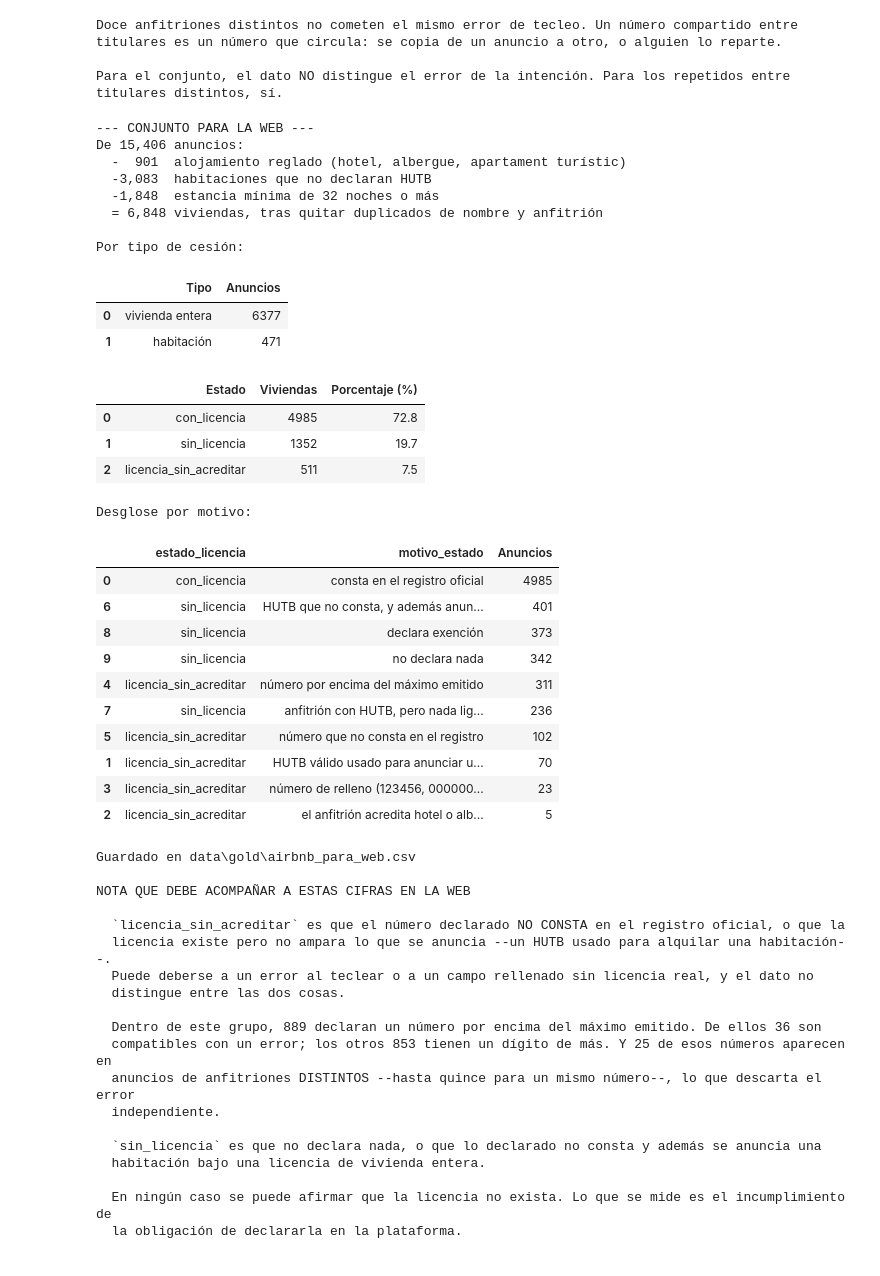
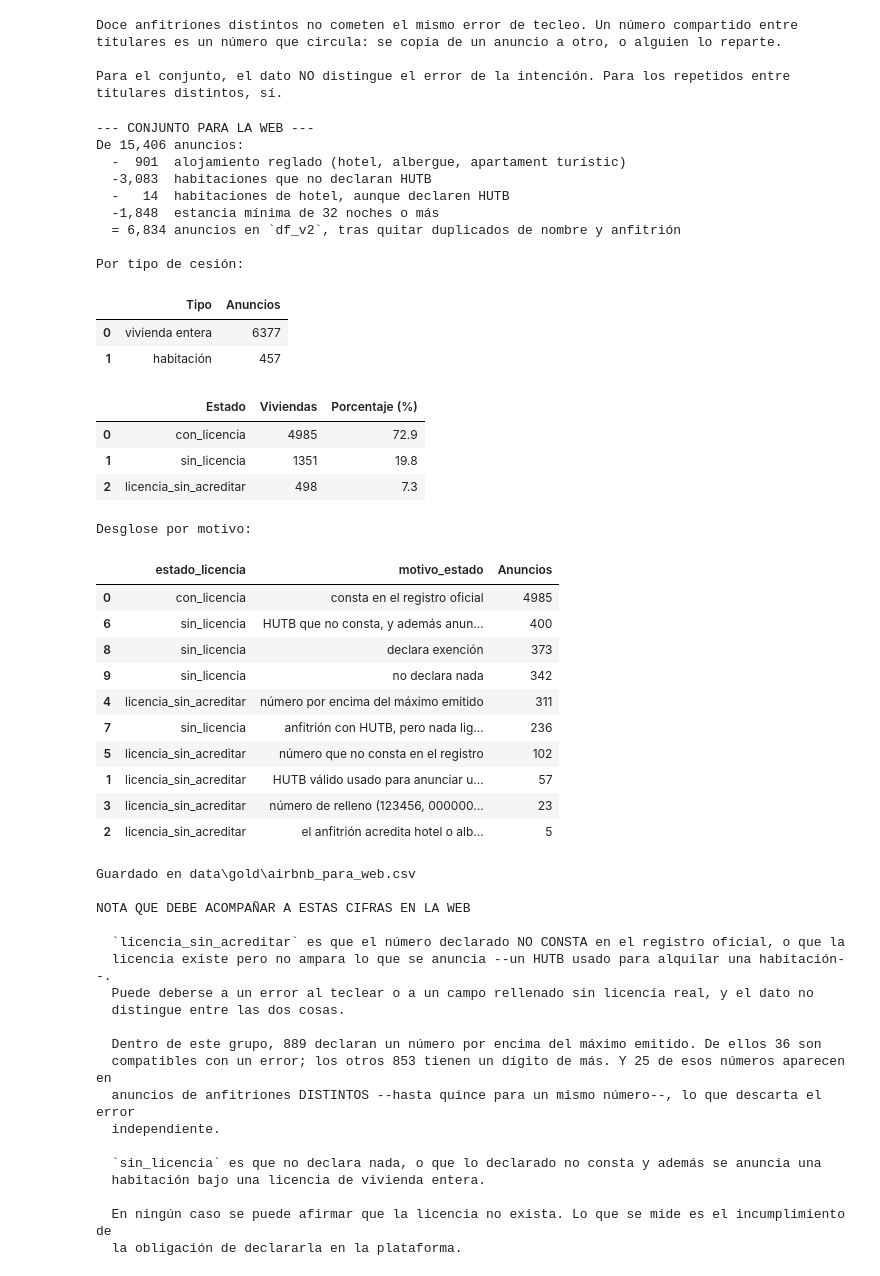
Before and after one commit to Ruthlessallen/Turismo-y-Barcelona, a Jupyter notebook: revisar_airbnb_revisado.ipynb, the cells around one changed output. Drawn from its saved outputs; the diff is of its cells as text; code cells hidden in the pictures.

```diff
--- a/revisar_airbnb_revisado.ipynb
+++ b/revisar_airbnb_revisado.ipynb
@@ -2255,6 +2255,11 @@ titulares distintos, sí.
 #
 # Las habitaciones que NO declaran ningún HUTB siguen fuera: no son lo que la ley elimina y no hay
 # nada que las ligue a una licencia.
+#
+# Y las `Hotel room` también quedan fuera, declaren lo que declaren: son habitaciones de
+# establecimiento hotelero vendidas en la plataforma, y ese lado del mercado se analiza aparte.
+#
+# El resultado es `df_v2`, el conjunto definitivo tras toda la limpieza.
 
 import pandas as pd
 
@@ -2263,16 +2268,20 @@ df["last_review_dt"] = pd.to_datetime(df["last_review"], errors="coerce")
 es_reglado = df["prefijo"].isin(["HB", "HCC", "AJ", "ATB", "ATCC"])
 entera = df["room_type"] == "Entire home/apt"
 declara_hutb = df["prefijo"] == "HUTB"
+habitacion_de_vivienda = df["room_type"].isin(["Private room", "Shared room"])
+es_habitacion_de_hotel = df["room_type"] == "Hotel room"
 
 alcance = (
     ~es_reglado
-    & (entera | declara_hutb)
+    & ~es_habitacion_de_hotel
+    & (entera | (declara_hutb & habitacion_de_vivienda))
     & (df["minimum_nights"] <= 31)
     & (df["last_review_dt"] >= "2025-09-01")
 )
-para_web = df[alcance].drop_duplicates(subset=["name", "host_id"], keep="first").copy()
-para_web["tipo_cesion"] = para_web["room_type"].map(
+df_v2 = df[alcance].drop_duplicates(subset=["name", "host_id"], keep="first").copy()
+df_v2["tipo_cesion"] = df_v2["room_type"].map(
     lambda r: "vivienda entera" if r == "Entire home/apt" else "habitación")
+para_web = df_v2   # el nombre que usa el resto del notebook
 
 # Reetiquetado de los que anuncian una habitación bajo un HUTB.
 habitacion_con_hutb = (para_web["tipo_cesion"] == "habitación") & (para_web["prefijo"] == "HUTB")
@@ -2287,9 +2296,11 @@ print("--- CONJUNTO PARA LA WEB ---")
 print(f"De {len(df):,} anuncios:")
 print(f"  -{int(es_reglado.sum()):5,}  alojamiento reglado (hotel, albergue, apartament turístic)")
 print(f"  -{int((~es_reglado & ~entera & ~declara_hutb).sum()):5,}  habitaciones que no declaran HUTB")
+print(f"  -{int((~es_reglado & es_habitacion_de_hotel & declara_hutb).sum()):5,}"
+      f"  habitaciones de hotel, aunque declaren HUTB")
 print(f"  -{int((~es_reglado & (entera | declara_hutb) & (df['minimum_nights'] > 31)).sum()):5,}"
       f"  estancia mínima de 32 noches o más")
-print(f"  = {len(para_web):,} viviendas, tras quitar duplicados de nombre y anfitrión")
+print(f"  = {len(df_v2):,} anuncios en `df_v2`, tras quitar duplicados de nombre y anfitrión")
 print()
 print("Por tipo de cesión:")
 display(para_web["tipo_cesion"].value_counts().rename_axis("Tipo").reset_index(name="Anuncios"))
@@ -2310,48 +2321,49 @@ print(); print(f"Guardado en {destino.relative_to(RAIZ)}")
 print("""
 NOTA QUE DEBE ACOMPAÑAR A ESTAS CIFRAS EN LA WEB
 
   `licencia_sin_acreditar` es que el número declarado NO CONSTA en el registro oficial, o que la
   licencia existe pero no ampara lo que se anuncia --un HUTB usado para alquilar una habitación--.
   Puede deberse a un error al teclear o a un campo rellenado sin licencia real, y el dato no
   distingue entre las dos cosas.
 
   Dentro de este grupo, 889 declaran un número por encima del máximo emitido. De ellos 36 son
   compatibles con un error; los otros 853 tienen un dígito de más. Y 25 de esos números aparecen en
   anuncios de anfitriones DISTINTOS --hasta quince para un mismo número--, lo que descarta el error
   independiente.
 
   `sin_licencia` es que no declara nada, o que lo declarado no consta y además se anuncia una
   habitación bajo una licencia de vivienda entera.
 
   En ningún caso se puede afirmar que la licencia no exista. Lo que se mide es el incumplimiento de
   la obligación de declararla en la plataforma.
 """)
 # %% [output]
 --- CONJUNTO PARA LA WEB ---
 De 15,406 anuncios:
   -  901  alojamiento reglado (hotel, albergue, apartament turístic)
   -3,083  habitaciones que no declaran HUTB
+  -   14  habitaciones de hotel, aunque declaren HUTB
   -1,848  estancia mínima de 32 noches o más
-  = 6,848 viviendas, tras quitar duplicados de nombre y anfitrión
+  = 6,834 anuncios en `df_v2`, tras quitar duplicados de nombre y anfitrión
 
 Por tipo de cesión:
 |  | Tipo | Anuncios |
 | 0 | vivienda entera | 6377 |
-| 1 | habitación | 471 |
+| 1 | habitación | 457 |
 |  | Estado | Viviendas | Porcentaje (%) |
-| 0 | con_licencia | 4985 | 72.8 |
-| 1 | sin_licencia | 1352 | 19.7 |
-| 2 | licencia_sin_acreditar | 511 | 7.5 |
+| 0 | con_licencia | 4985 | 72.9 |
+| 1 | sin_licencia | 1351 | 19.8 |
+| 2 | licencia_sin_acreditar | 498 | 7.3 |
 Desglose por motivo:
 |  | estado_licencia | motivo_estado | Anuncios |
 | 0 | con_licencia | consta en el registro oficial | 4985 |
-| 6 | sin_licencia | HUTB que no consta, y además anun... | 401 |
+| 6 | sin_licencia | HUTB que no consta, y además anun... | 400 |
 | 8 | sin_licencia | declara exención | 373 |
 | 9 | sin_licencia | no declara nada | 342 |
 | 4 | licencia_sin_acreditar | número por encima del máximo emitido | 311 |
 | 7 | sin_licencia | anfitrión con HUTB, pero nada lig... | 236 |
 | 5 | licencia_sin_acreditar | número que no consta en el registro | 102 |
-| 1 | licencia_sin_acreditar | HUTB válido usado para anunciar u... | 70 |
+| 1 | licencia_sin_acreditar | HUTB válido usado para anunciar u... | 57 |
 | 3 | licencia_sin_acreditar | número de relleno (123456, 000000... | 23 |
 | 2 | licencia_sin_acreditar | el anfitrión acredita hotel o alb... | 5 |
 Guardado en data\gold\airbnb_para_web.csv
```
Also changed, not shown: 2 other files.
